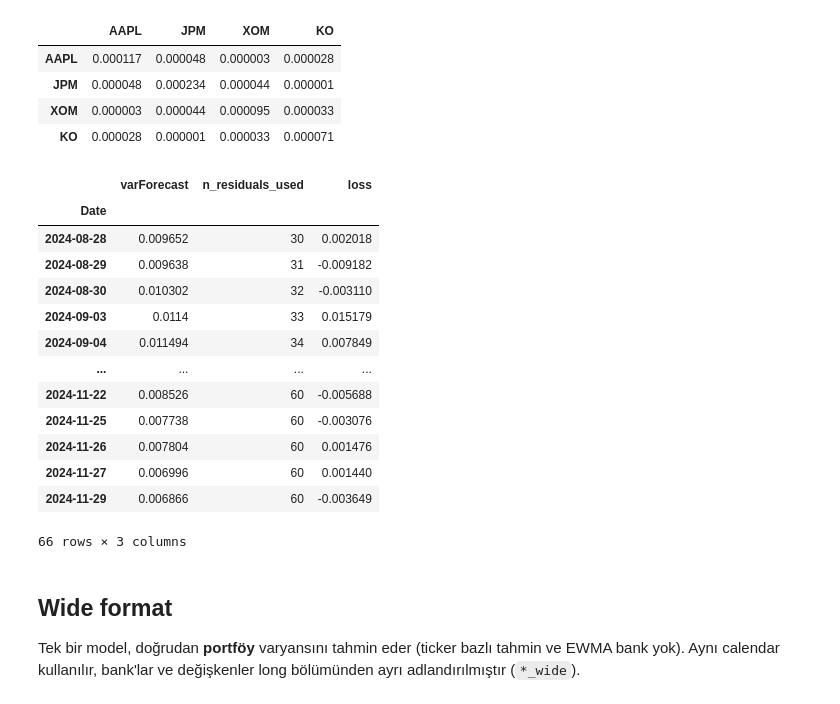
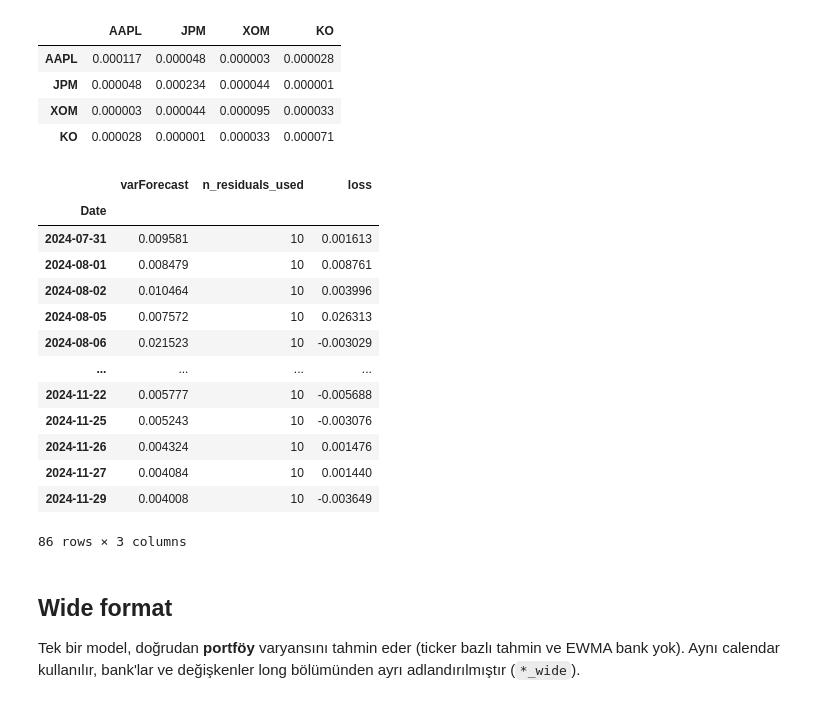
Before and after one commit to KaanBoraKarapinar/varmlresearch, a Jupyter notebook: reference.ipynb, the cells around one changed output. Cells and saved outputs as stored; diff of their text form; code cells hidden in the pictures.

```diff
--- a/reference.ipynb
+++ b/reference.ipynb
@@ -142,26 +163,27 @@ plot_ewma_bank(ewmabank, split_date=calendar_last_180_days.train_data_last_index
 # %%
 plot_ewma_bank(ewmabank, as_volatility=True)                              # sqrt ve % olarak
 # %%
-idx = residualbank.residuals.index
-train_dates = idx[:len(model.residual_bank_in_sample.residuals)]   # bank'ın eğitim satırları (96)
-
-usable = train_dates[30:]                                          # ilk 30 satırın önünde yeterli geçmiş yok
-train_var = residualbank.multi_day_var(usable, VAR_CONFIDENCE, 60, 30)   # (tarihler, güven, pencere, min_periods)
-train_var["loss"] = calendar_last_180_days.train_data.loc[train_var.index, "portfolio_loss"]
+# bank'in train gunleri icin VaR (in-sample); ilk multi_day_var_min_periods gun onceki residual olmadigi icin dusulur
+train_var = calendar_last_180_days.var_from_residual_bank_train_period(
+    residualbank,
+    var_confidence=VAR_CONFIDENCE,
+    multi_day_var_calculation_window_size=10,
+    multi_day_var_min_periods=10,
+)
 train_var
 # %% [output]
 |  | varForecast | n_residuals_used | loss |
 | Date |  |  |  |
-| 2024-08-28 | 0.009652 | 30 | 0.002018 |
-| 2024-08-29 | 0.009638 | 31 | -0.009182 |
-| 2024-08-30 | 0.010302 | 32 | -0.003110 |
-| 2024-09-03 | 0.0114 | 33 | 0.015179 |
-| 2024-09-04 | 0.011494 | 34 | 0.007849 |
+| 2024-07-31 | 0.009581 | 10 | 0.001613 |
+| 2024-08-01 | 0.008479 | 10 | 0.008761 |
+| 2024-08-02 | 0.010464 | 10 | 0.003996 |
+| 2024-08-05 | 0.007572 | 10 | 0.026313 |
+| 2024-08-06 | 0.021523 | 10 | -0.003029 |
 | ... | ... | ... | ... |
-| 2024-11-22 | 0.008526 | 60 | -0.005688 |
-| 2024-11-25 | 0.007738 | 60 | -0.003076 |
-| 2024-11-26 | 0.007804 | 60 | 0.001476 |
-| 2024-11-27 | 0.006996 | 60 | 0.001440 |
-| 2024-11-29 | 0.006866 | 60 | -0.003649 |
+| 2024-11-22 | 0.005777 | 10 | -0.005688 |
+| 2024-11-25 | 0.005243 | 10 | -0.003076 |
+| 2024-11-26 | 0.004324 | 10 | 0.001476 |
+| 2024-11-27 | 0.004084 | 10 | 0.001440 |
+| 2024-11-29 | 0.004008 | 10 | -0.003649 |
-66 rows × 3 columns
+86 rows × 3 columns
 # %%
```
Also changed, not shown: parts of 12 cells of this notebook, 6 other files.
